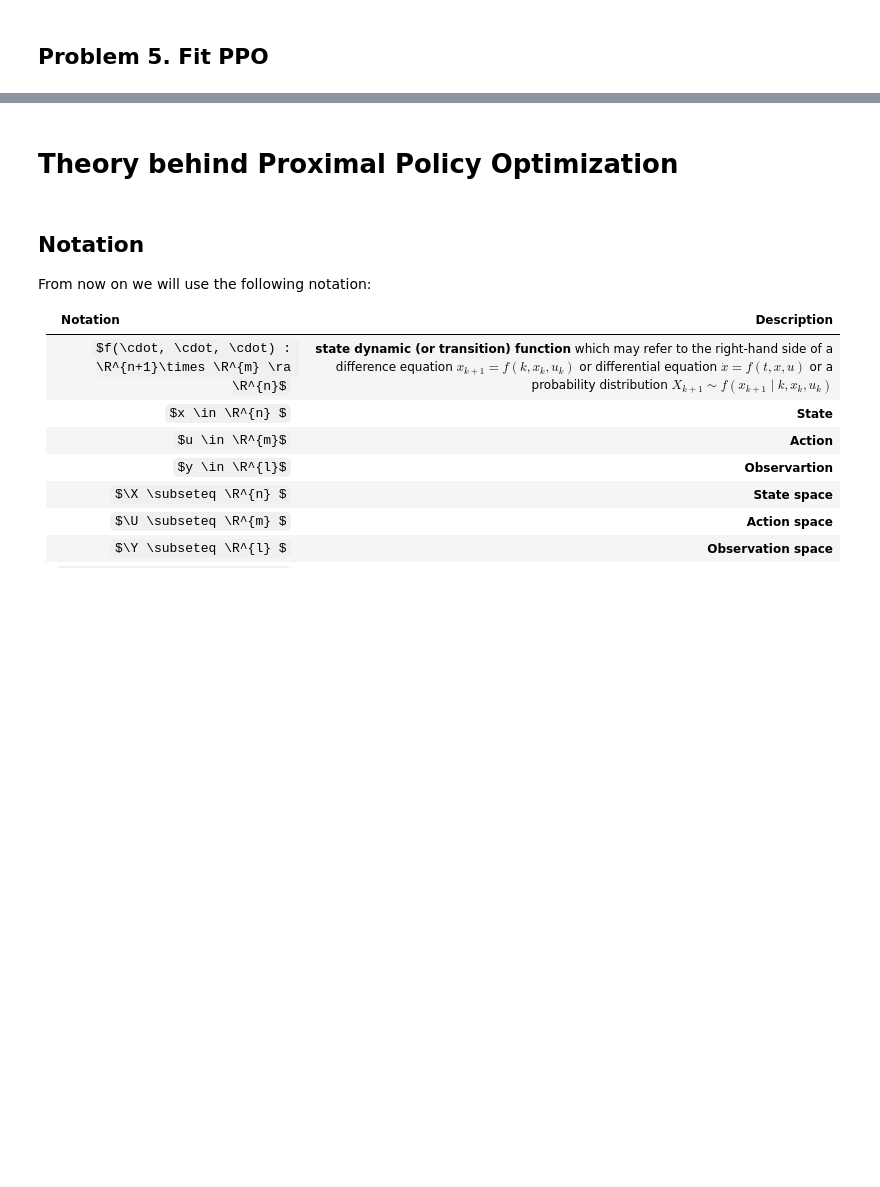
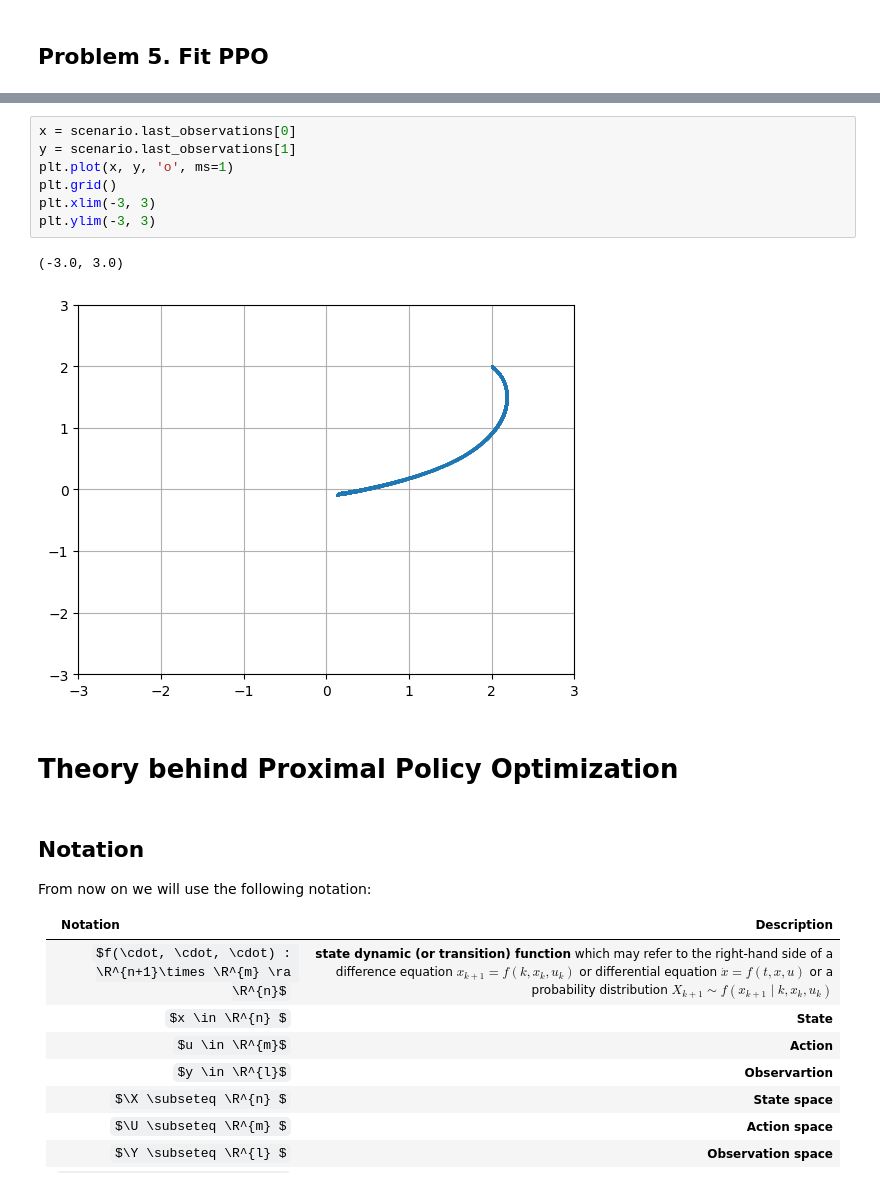
Before and after one commit to ArtemVergazov/reinforcement_learning, a Jupyter notebook: hw3/artem_vergazov_asgn3_ppo.ipynb, the cells around one changed output, grey strips where cells are left out. Saved outputs shown, nothing was run; the diff lists cells and outputs as text; some formulas as TeX source; blank space fills up the shorter version.

```diff
--- a/hw3/artem_vergazov_asgn3_ppo.ipynb
+++ b/hw3/artem_vergazov_asgn3_ppo.ipynb
@@ -1980,5 +2051,15 @@ scenario.plot_data()
 -----------------------------------------------------
 Environment solved! Grade: 100%
+# %%
+x = scenario.last_observations[0]
+y = scenario.last_observations[1]
+plt.plot(x, y, 'o', ms=1)
+plt.grid()
+plt.xlim(-3, 3)
+plt.ylim(-3, 3)
+# %% [output]
+(-3.0, 3.0)
+[figure, added]
 # %% [markdown]
 <a name="theory"></a>
 # Theory behind Proximal Policy Optimization
```
Also changed, not shown: parts of 7 cells of this notebook, 3 other files.
